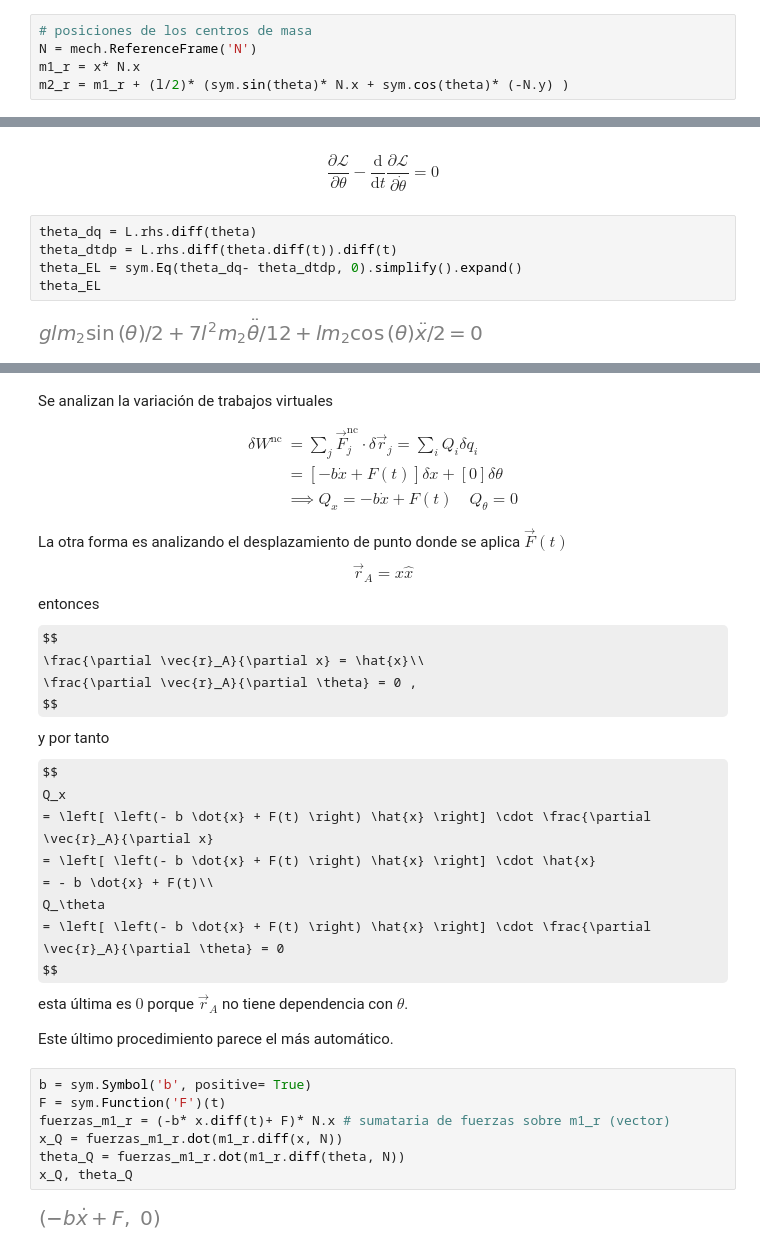
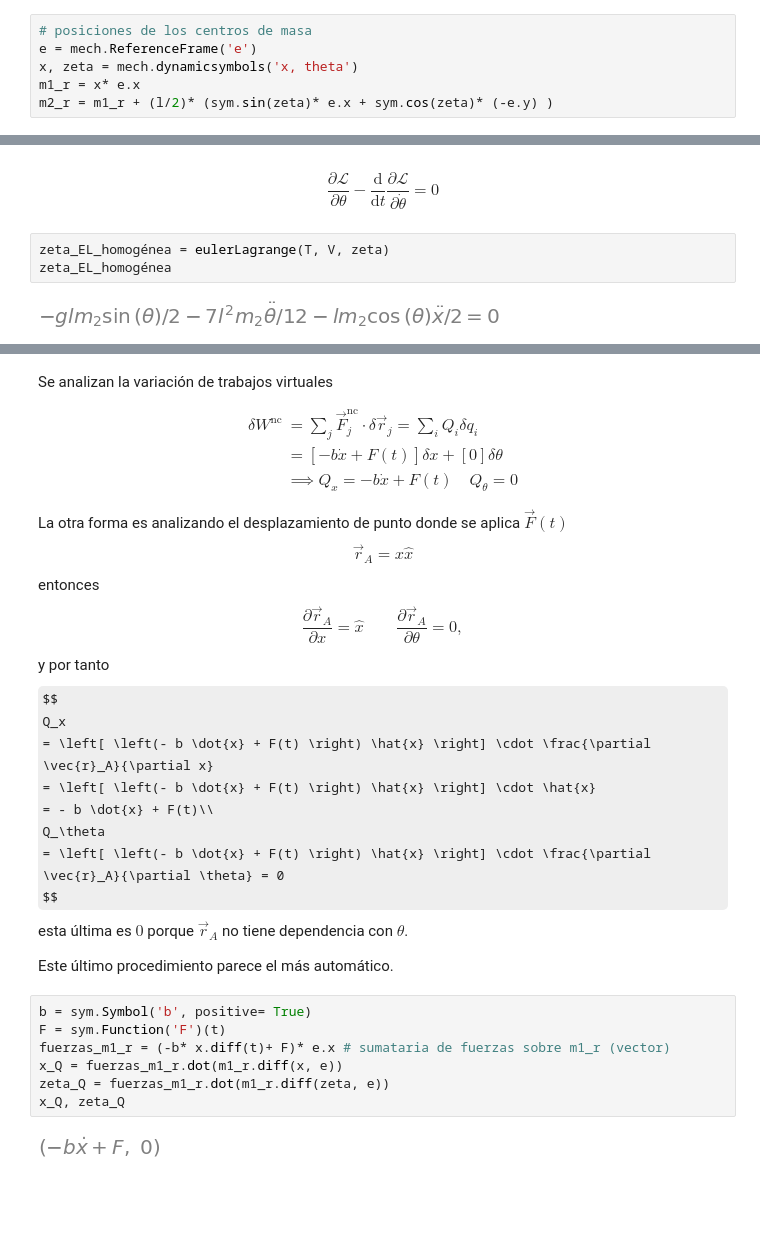
Before and after one commit to bettachini/MecanicaAnaliticaComputacional, a Jupyter notebook: 08NoConservativas/noConservativasEjemplos.ipynb, the cells around one changed output, grey strips where cells are left out. Cells and saved outputs as stored; diff of their text form; some formulas as TeX source; blank space fills up the shorter version.

```diff
--- a/08NoConservativas/noConservativasEjemplos.ipynb
+++ b/08NoConservativas/noConservativasEjemplos.ipynb
@@ -110,5 +87,6 @@ theta = sym.Function('theta')(t)
 # %%
 # posiciones de los centros de masa
-N = mech.ReferenceFrame('N')
-m1_r = x* N.x
-m2_r = m1_r + (l/2)* (sym.sin(theta)* N.x + sym.cos(theta)* (-N.y) )
+e = mech.ReferenceFrame('e')
+x, zeta = mech.dynamicsymbols('x, theta')
+m1_r = x* e.x
+m2_r = m1_r + (l/2)* (sym.sin(zeta)* e.x + sym.cos(zeta)* (-e.y) )
@@ -172,13 +271,11 @@ $$
 \frac{\partial \mathcal{L} }{ \partial \theta } - \frac{ \mathrm{d} }{ \mathrm{d} t } \frac{\partial \mathcal{L} }{ \partial \dot{\theta} }
 = 0
 $$
-# %%
-theta_dq = L.rhs.diff(theta)
-theta_dtdp = L.rhs.diff(theta.diff(t)).diff(t)
-theta_EL = sym.Eq(theta_dq- theta_dtdp, 0).simplify().expand()
-theta_EL
-# %% [output]
-[figure, removed]
+# %%
+zeta_EL_homogénea = eulerLagrange(T, V, zeta)
+zeta_EL_homogénea
+# %% [output]
+[figure, added]
 # %% [markdown]
 ### Ahora agregamos unas fuerzas no conservativas
 Al sistema anterior se aplican dos fuerzas no conservativas:
@@ -204,7 +301,7 @@ $$
 $$
 entonces
 $$
-\frac{\partial \vec{r}_A}{\partial x} = \hat{x}\\
+\frac{\partial \vec{r}_A}{\partial x} = \hat{x} \qquad
 \frac{\partial \vec{r}_A}{\partial \theta} = 0 ,
 $$
 y por tanto
@@ -222,12 +319,12 @@ Este último procedimiento parece el más automático.
 # %%
 b = sym.Symbol('b', positive= True)
 F = sym.Function('F')(t)
-fuerzas_m1_r = (-b* x.diff(t)+ F)* N.x # sumataria de fuerzas sobre m1_r (vector)
-x_Q = fuerzas_m1_r.dot(m1_r.diff(x, N))
-theta_Q = fuerzas_m1_r.dot(m1_r.diff(theta, N))
-x_Q, theta_Q
+fuerzas_m1_r = (-b* x.diff(t)+ F)* e.x # sumataria de fuerzas sobre m1_r (vector)
+x_Q = fuerzas_m1_r.dot(m1_r.diff(x, e))
+zeta_Q = fuerzas_m1_r.dot(m1_r.diff(zeta, e))
+x_Q, zeta_Q
 # %% [output]
-[figure, old version]
+[figure, new version]
 # %% [markdown]
 Entonces las ecuaciones de Euler-Lagrange
 
```
Also changed, not shown: parts of 34 cells of this notebook, 3 other files.
